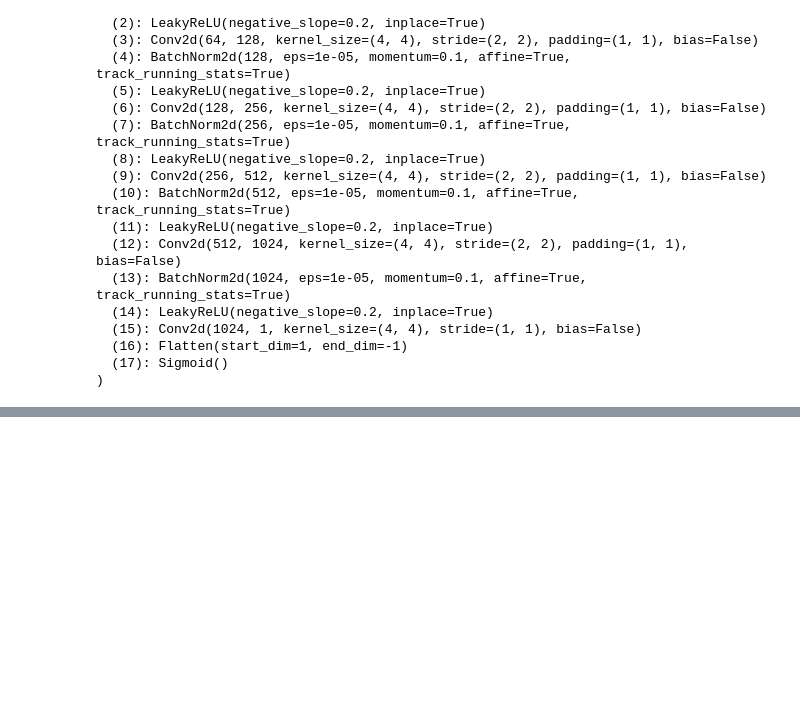
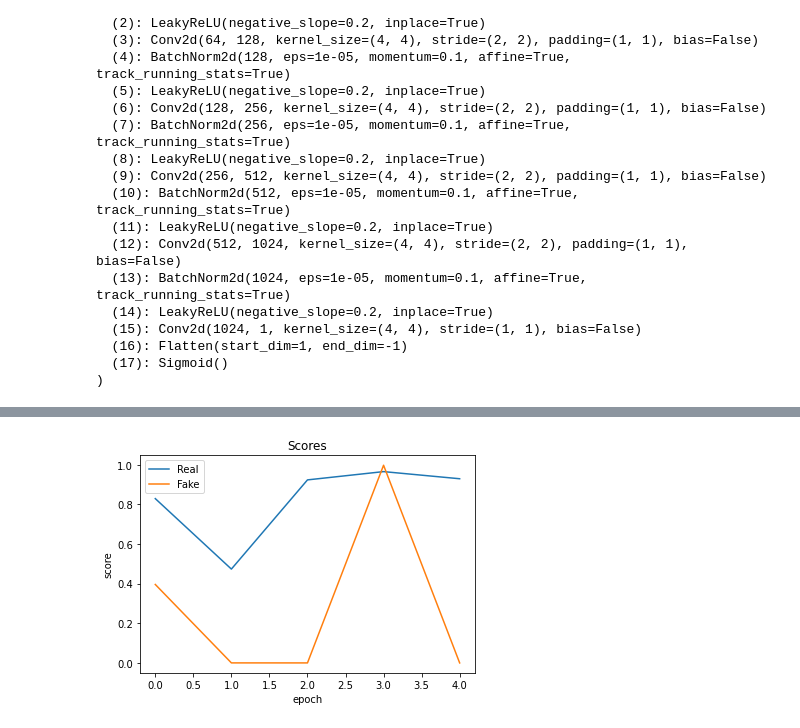
Before and after one commit to TienLungSun/PyTorch-deep-learning, a Jupyter notebook: 8.1. GAN.ipynb, the cells around one changed output, grey strips where cells are left out. Cells and saved outputs as stored; diff of their text form; code cells hidden in the pictures; blank space fills up the shorter version.

```diff
--- a/8.1. GAN.ipynb
+++ b/8.1. GAN.ipynb
@@ -341,0 +389,9 @@ plt.title('Losses');
+# %%
+plt.plot(real_scores, '-')
+plt.plot(fake_scores, '-')
+plt.xlabel('epoch')
+plt.ylabel('score')
+plt.legend(['Real', 'Fake'])
+plt.title('Scores');
+# %% [output]
+[figure, added]
```
Also changed, not shown: parts of 33 cells of this notebook.
